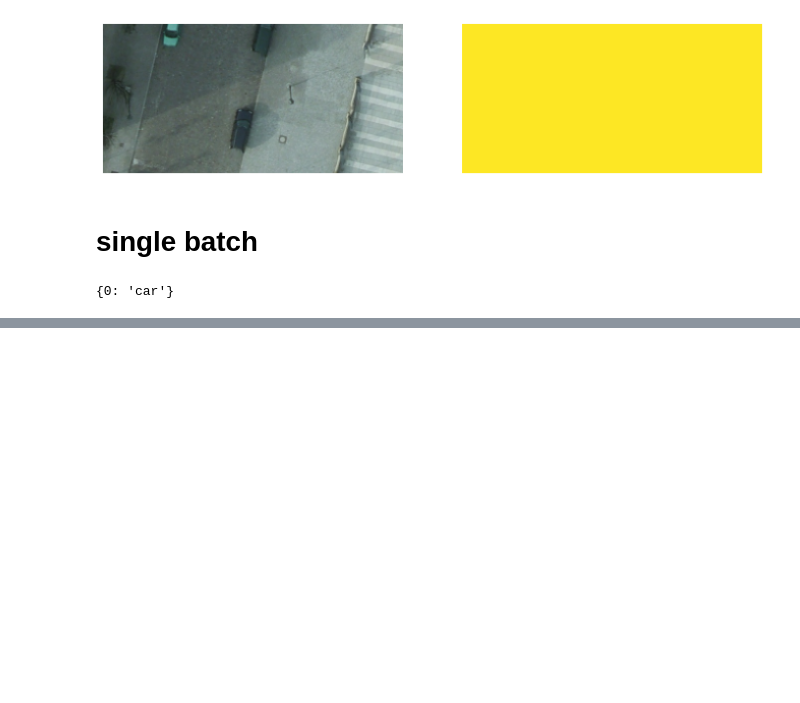
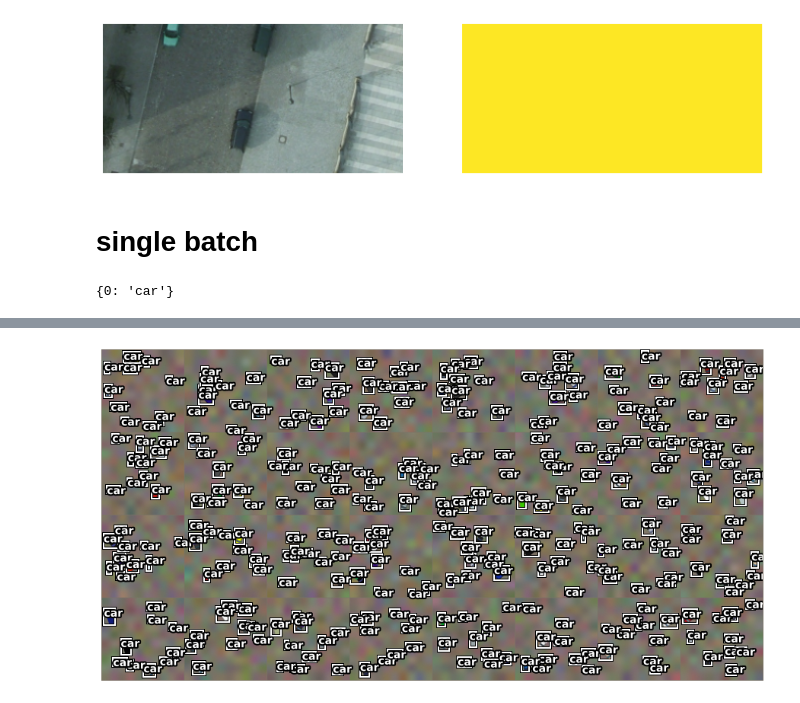
Before and after one commit to immanuelweber/artifive-potsdam, a Jupyter notebook: artifive-potsdam-demo.ipynb, the cells around one changed output, grey strips where cells are left out. Drawn from its saved outputs; the diff is of its cells as text; code cells hidden in the pictures; blank space fills up the shorter version.

```diff
--- a/artifive-potsdam-demo.ipynb
+++ b/artifive-potsdam-demo.ipynb
@@ -203,0 +179,20 @@ ax.set_title("masks");
+# %%
+art_dataset = ImageDataset(
+    art_path,
+    sample_filename=sample_filename,
+    transform=transforms,
+    sample_preprocessor=sample_preprocessor,
+    sample_filter=remove_empty,
+    add_segmentation=False,
+    image_loading_fn=open_turbo_jpeg,
+)
+
+batch_size = 32
+num_workers = 8
+shuffle = True
+art_dataloader = th.utils.data.DataLoader(art_dataset, batch_size=batch_size, num_workers=num_workers, collate_fn=collate_fn, shuffle=shuffle)
+# %%
+input, target = next(iter(art_dataloader))
+draw_batch(input["image"], boxes=target["boxes"], labels=target["labels"], norm_mean=data_mean, norm_std=data_std, label_map=potsdam_dataset.label_map)
+# %% [output]
+[figure, added]
```
Also changed, not shown: parts of 9 cells of this notebook.
